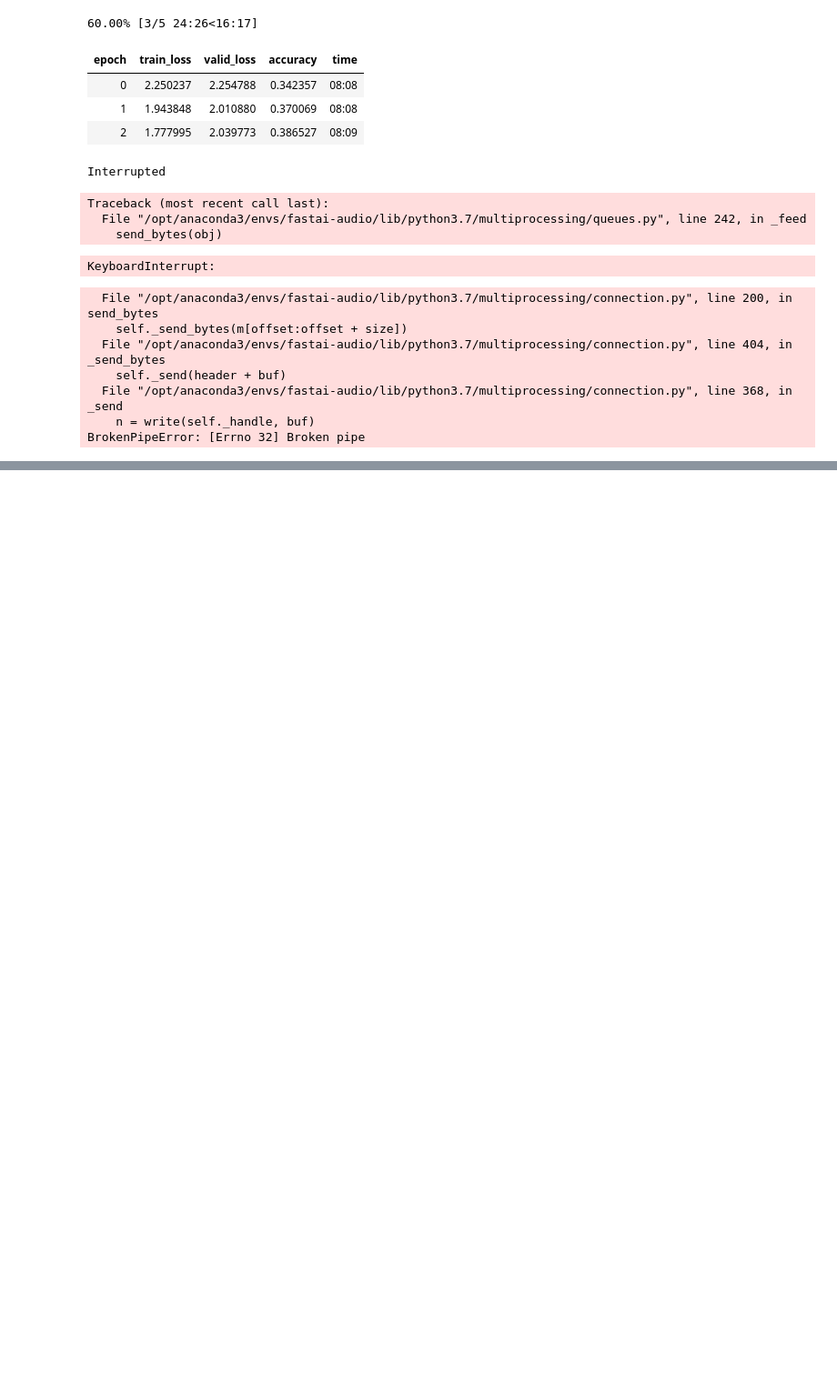
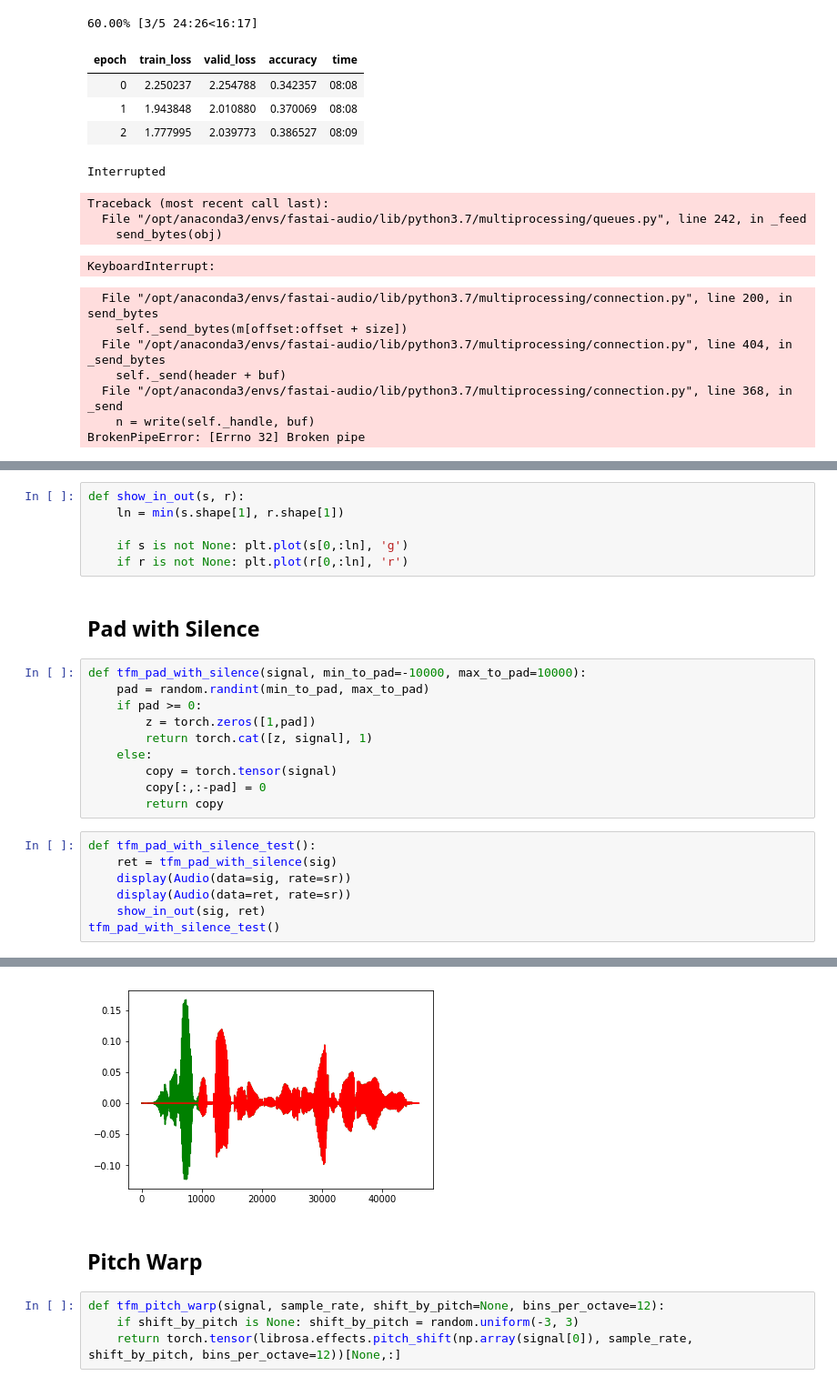
Before and after one commit to fastaudio/fastai_audio, a Jupyter notebook: Audio_AWD_LSTM.ipynb, the cells around one changed output, grey strips where cells are left out. Shown at 91% size. Saved outputs shown, nothing was run; the diff lists cells and outputs as text; blank space fills up the shorter version.

```diff
--- a/Audio_AWD_LSTM.ipynb
+++ b/Audio_AWD_LSTM.ipynb
@@ -342,0 +366,26 @@ BrokenPipeError: [Errno 32] Broken pipe
+# %%
+def show_in_out(s, r):
+    ln = min(s.shape[1], r.shape[1])
+
+    if s is not None: plt.plot(s[0,:ln], 'g')
+    if r is not None: plt.plot(r[0,:ln], 'r')
+# %% [markdown]
+## Pad with Silence
+# %%
+def tfm_pad_with_silence(signal, min_to_pad=-10000, max_to_pad=10000):
+    pad = random.randint(min_to_pad, max_to_pad)
+    if pad >= 0:
+        z = torch.zeros([1,pad])
+        return torch.cat([z, signal], 1)
+    else:
+        copy = torch.tensor(signal)
+        copy[:,:-pad] = 0
+        return copy
+# %%
+def tfm_pad_with_silence_test():
+    ret = tfm_pad_with_silence(sig)
+    display(Audio(data=sig, rate=sr))
+    display(Audio(data=ret, rate=sr))
+    show_in_out(sig, ret)
+tfm_pad_with_silence_test()
+# %% [output]
@@ -342,0 +394,7 @@ BrokenPipeError: [Errno 32] Broken pipe
+[figure, added]
+# %% [markdown]
+## Pitch Warp
+# %%
+def tfm_pitch_warp(signal, sample_rate, shift_by_pitch=None, bins_per_octave=12):
+    if shift_by_pitch is None: shift_by_pitch = random.uniform(-3, 3)
+    return torch.tensor(librosa.effects.pitch_shift(np.array(signal[0]), sample_rate, shift_by_pitch, bins_per_octave=12))[None,:]
```
Also changed, not shown: parts of 35 cells of this notebook.
